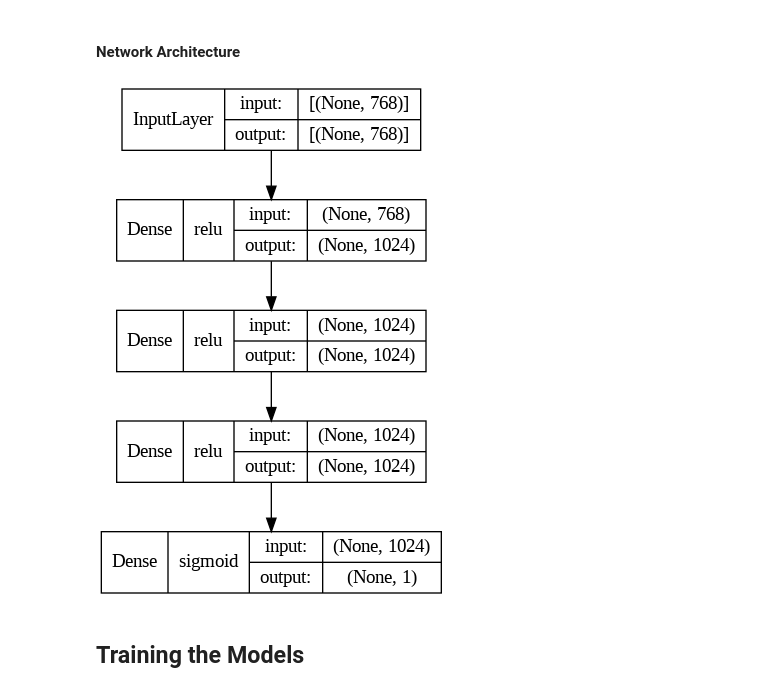
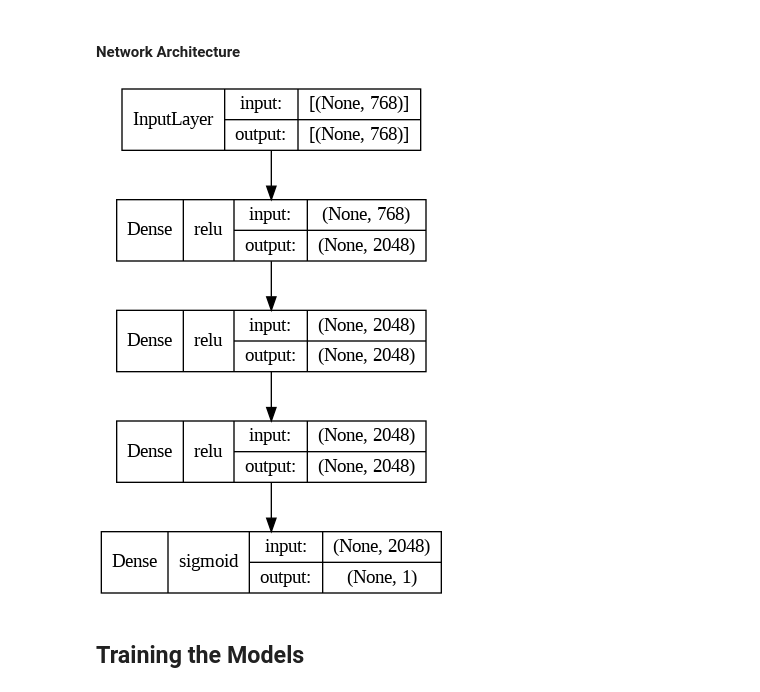
Before and after one commit to owenjaques/chessbot, a Jupyter notebook: neural_networks/models.ipynb, the cells around one changed output. Saved outputs shown, nothing was run; the diff lists cells and outputs as text; code cells hidden in the pictures.

```diff
--- a/neural_networks/models.ipynb
+++ b/neural_networks/models.ipynb
@@ -357,21 +357,21 @@ sanity_check_single_input(simple_input_training_data, simple_input_validation_da
 # %%
 simple_input_model = keras.Sequential([
 	keras.layers.Input(modelinput.ModelInput('simple').input_length()),
-	keras.layers.Dense(1024, activation='relu'),
-	keras.layers.Dense(1024, activation='relu'),
-	keras.layers.Dense(1024, activation='relu'),
+	keras.layers.Dense(2048, activation='relu'),
+	keras.layers.Dense(2048, activation='relu'),
+	keras.layers.Dense(2048, activation='relu'),
 	keras.layers.Dense(1, activation='sigmoid')
 ])
 
 simple_input_model.compile(
     optimizer=keras.optimizers.Adam(learning_rate=0.001),
     loss='mse',
 	metrics=[keras.metrics.MeanAbsoluteError()]
 )
 
 keras.utils.plot_model(simple_input_model, show_shapes=True, show_layer_activations=True, to_file='simple_input_model.png', show_layer_names=False)
 # %% [output]
-[figure, old version]
+[figure, new version]
 # %% [markdown]
 ## Training the Models
 # %%
```
Also changed, not shown: parts of 14 cells of this notebook.
